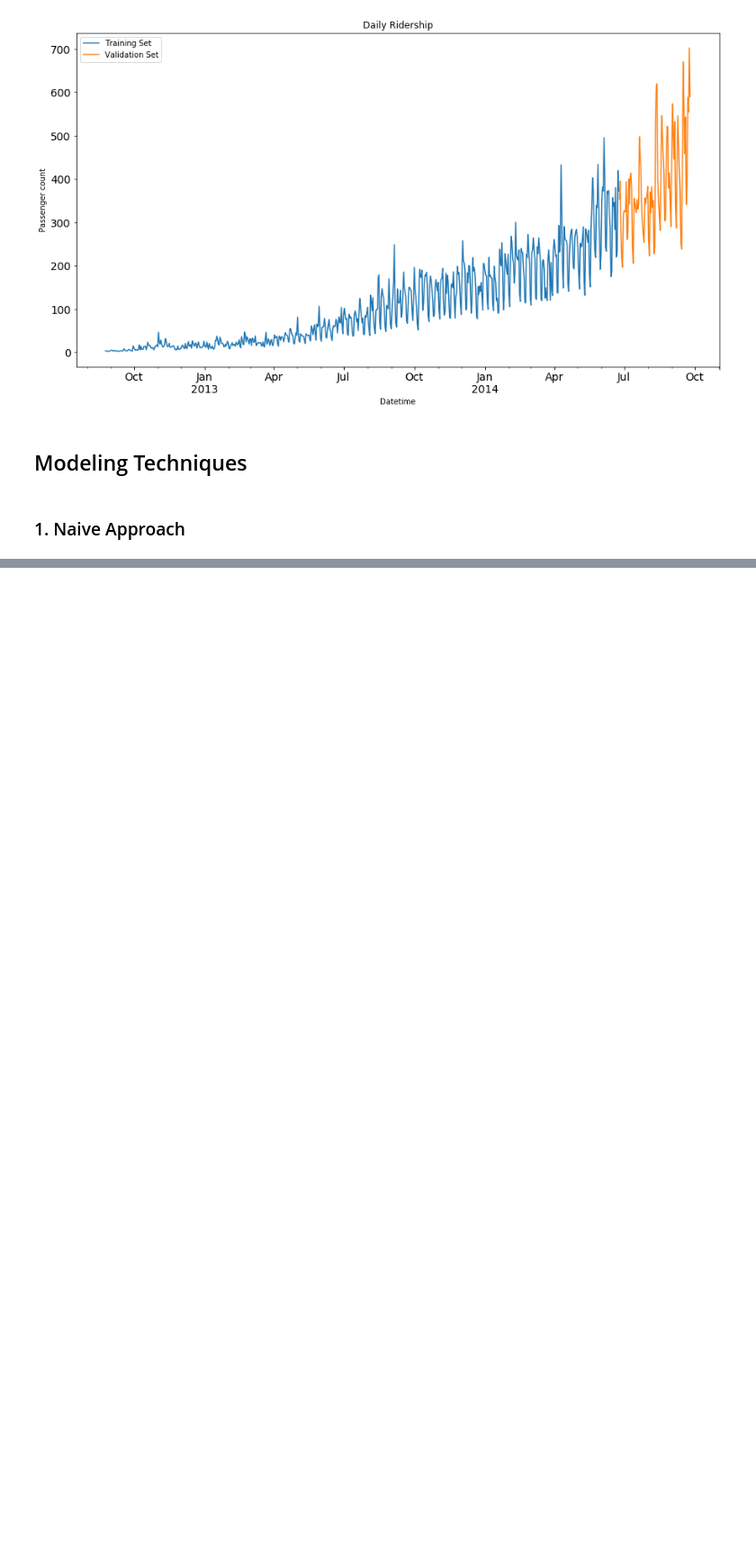
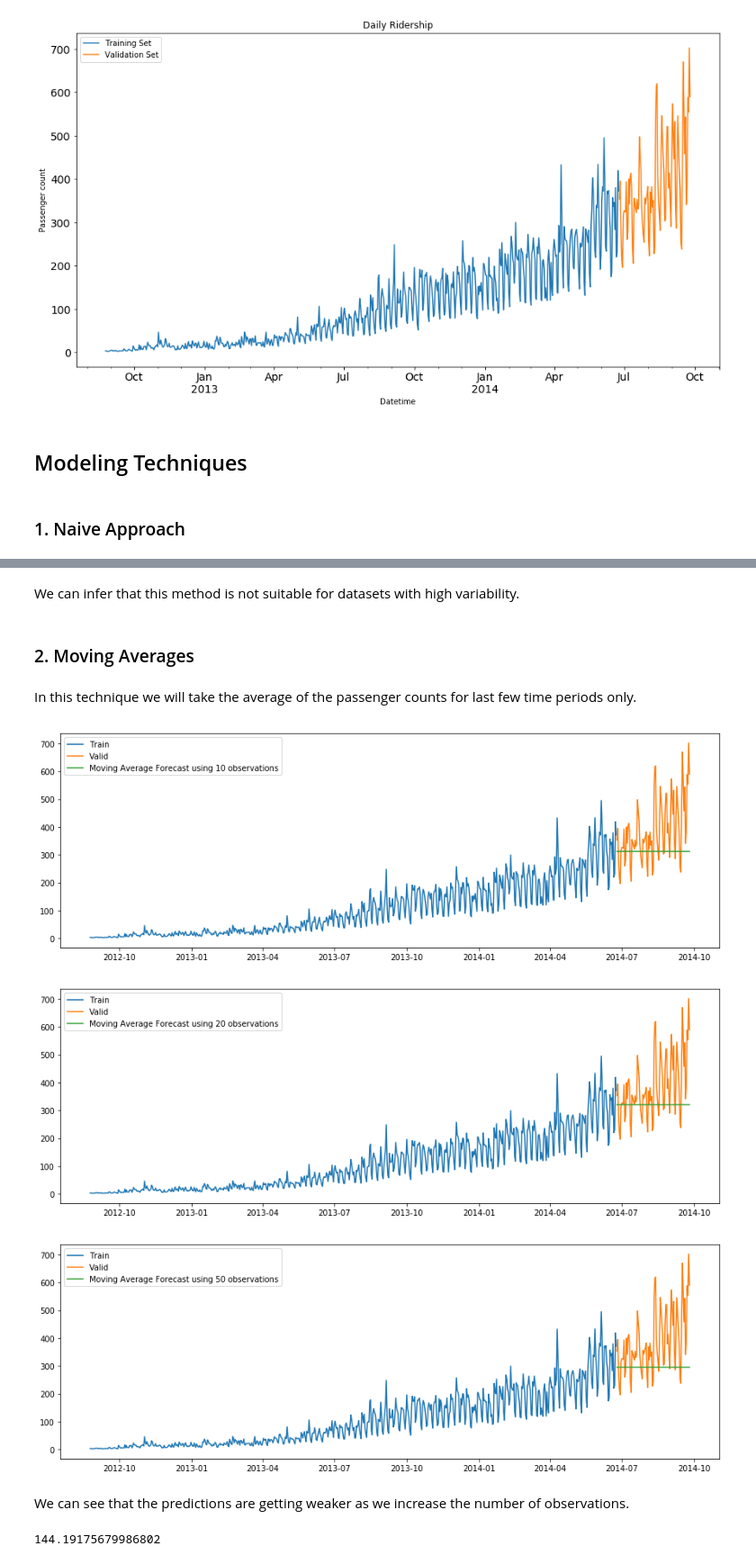
Before and after one commit to vedant511/time-series-analysis, a Jupyter notebook: src/main.ipynb, the cells around one changed output, grey strips where cells are left out. Shown at 90% size. Saved outputs shown, nothing was run; the diff lists cells and outputs as text; code cells hidden in the pictures; blank space fills up the shorter version.

```diff
--- a/src/main.ipynb
+++ b/src/main.ipynb
@@ -258,0 +285,42 @@ plt.show()
+# %% [markdown]
+We can infer that this method is not suitable for datasets with high variability.
+# %% [markdown]
+### 2. Moving Averages
+# %% [markdown]
+In this technique we will take the average of the passenger counts for last few time periods only.
+# %%
+y_hat_avg = Valid.copy()
+y_hat_avg['moving_avg_forecast'] = Train['Count'].rolling(10).mean().iloc[-1] # average of last 10 observations.
+plt.figure(figsize=(15,5))
+plt.plot(Train['Count'], label='Train')
+plt.plot(Valid['Count'], label='Valid')
+plt.plot(y_hat_avg['moving_avg_forecast'], label='Moving Average Forecast using 10 observations')
+plt.legend(loc='best')
+plt.show()
+y_hat_avg = Valid.copy()
+y_hat_avg['moving_avg_forecast'] = Train['Count'].rolling(20).mean().iloc[-1] # average of last 20 observations.
+plt.figure(figsize=(15,5))
+plt.plot(Train['Count'], label='Train')
+plt.plot(Valid['Count'], label='Valid')
+plt.plot(y_hat_avg['moving_avg_forecast'], label='Moving Average Forecast using 20 observations')
+plt.legend(loc='best')
+plt.show()
+y_hat_avg = Valid.copy()
+y_hat_avg['moving_avg_forecast'] = Train['Count'].rolling(50).mean().iloc[-1] # average of last 50 observations.
+plt.figure(figsize=(15,5))
+plt.plot(Train['Count'], label='Train')
+plt.plot(Valid['Count'], label='Valid')
+plt.plot(y_hat_avg['moving_avg_forecast'], label='Moving Average Forecast using 50 observations')
+plt.legend(loc='best')
+plt.show()
+# %% [output]
+[figure, added]
+[figure, added]
+[figure, added]
+# %% [markdown]
+We can see that the predictions are getting weaker as we increase the number of observations.
+# %%
+rms = sqrt(mean_squared_error(Valid.Count, y_hat_avg.moving_avg_forecast))
+print(rms)
+# %% [output]
+144.19175679986802
```
Also changed, not shown: parts of 16 cells of this notebook.
